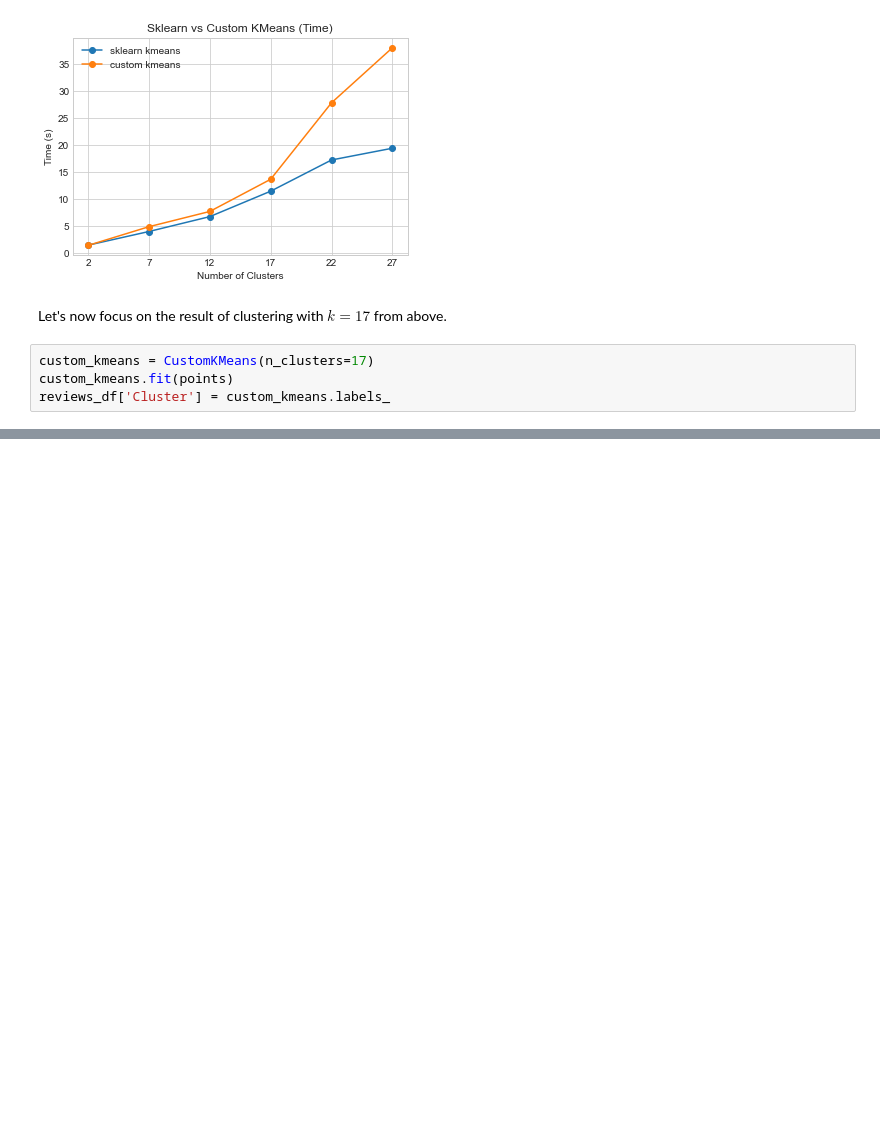
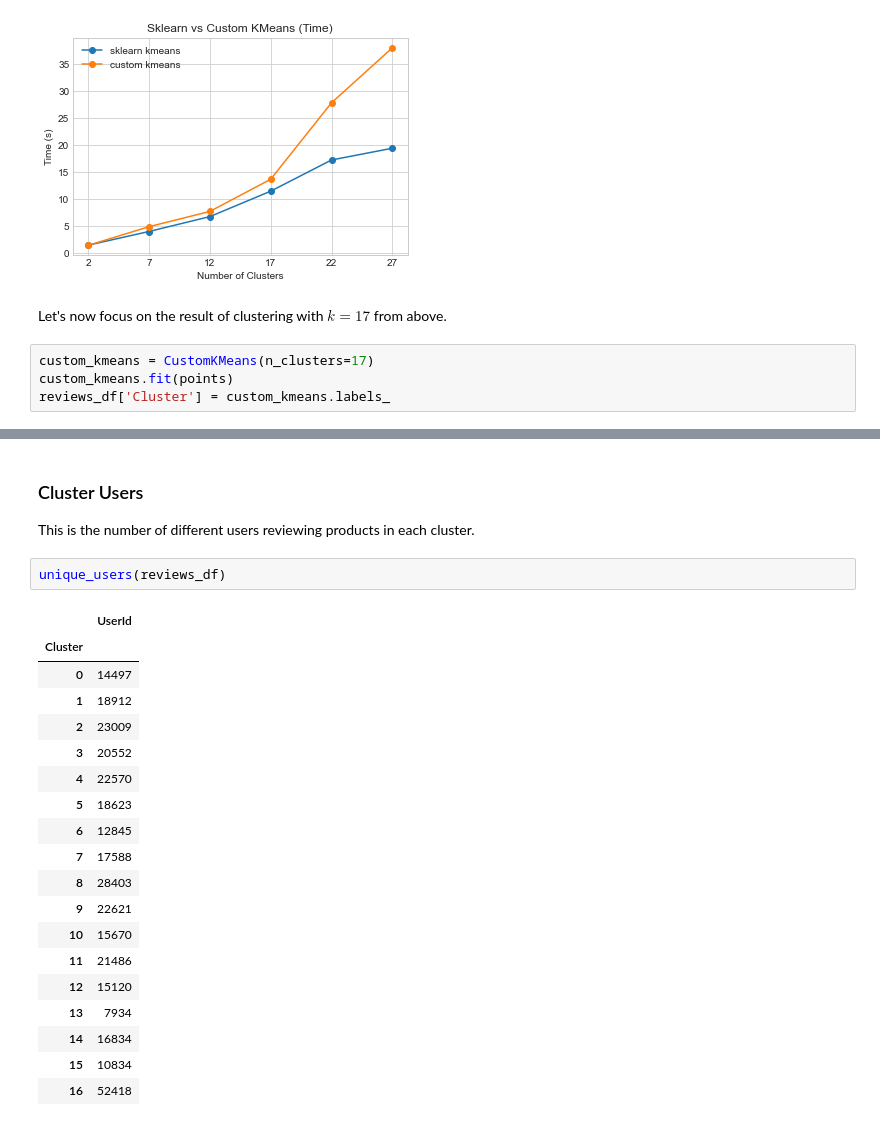
Before and after one commit to msterpa87/ADM-HW4, a Jupyter notebook: main.ipynb, the cells around one changed output, grey strips where cells are left out. Saved outputs shown, nothing was run; the diff lists cells and outputs as text; blank space fills up the shorter version.

```diff
--- a/main.ipynb
+++ b/main.ipynb
@@ -185,0 +188,26 @@ custom_kmeans
+# %% [markdown]
+### Cluster Users
+
+This is the number of different users reviewing products in each cluster.
+# %%
+unique_users(reviews_df)
+# %% [output]
+|  | UserId |
+| Cluster |  |
+| 0 | 14497 |
+| 1 | 18912 |
+| 2 | 23009 |
+| 3 | 20552 |
+| 4 | 22570 |
+| 5 | 18623 |
+| 6 | 12845 |
+| 7 | 17588 |
+| 8 | 28403 |
+| 9 | 22621 |
+| 10 | 15670 |
+| 11 | 21486 |
+| 12 | 15120 |
+| 13 | 7934 |
+| 14 | 16834 |
+| 15 | 10834 |
+| 16 | 52418 |
```
Also changed, not shown: parts of 9 cells of this notebook, 2 other files.
